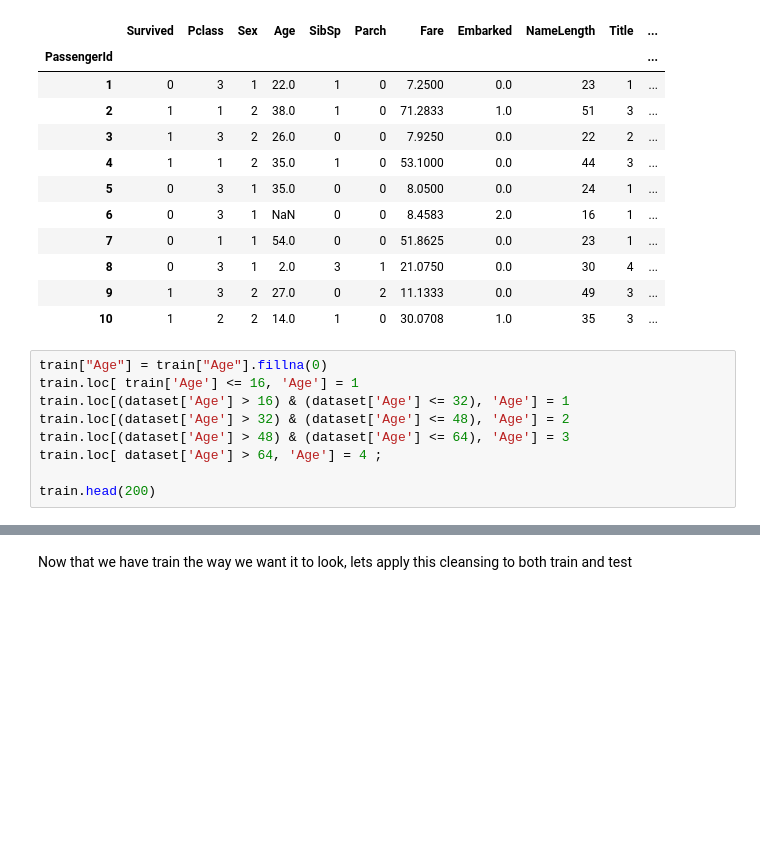
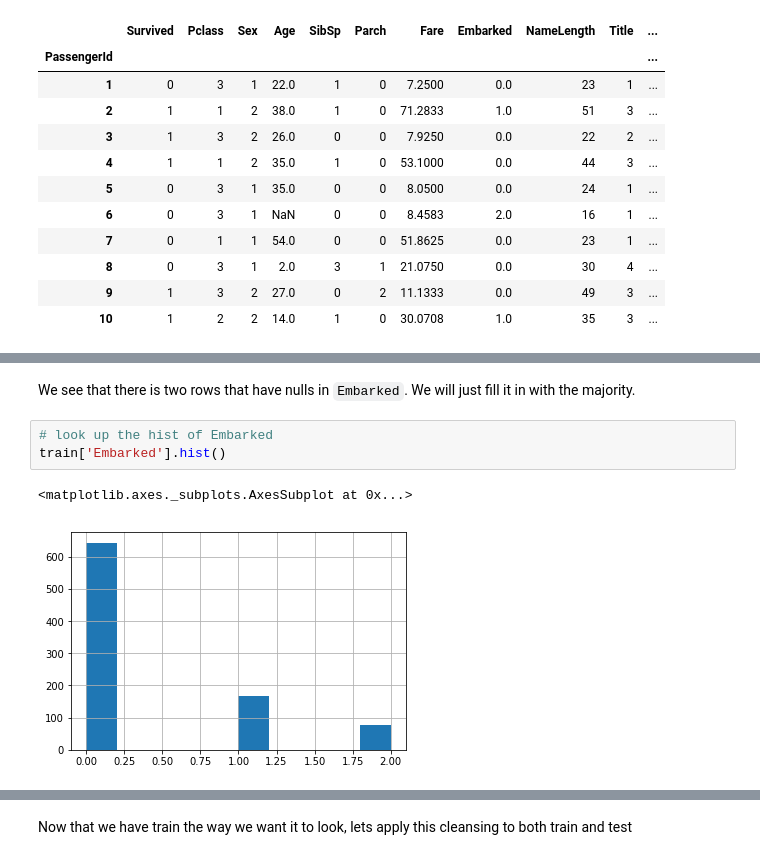
Before and after one commit to danjpark/python-titanic, a Jupyter notebook: TitanicDataDiscoveryTransformation.ipynb, the cells around one changed output, grey strips where cells are left out. Drawn from its saved outputs; the diff is of its cells as text; blank space fills up the shorter version.

```diff
--- a/TitanicDataDiscoveryTransformation.ipynb
+++ b/TitanicDataDiscoveryTransformation.ipynb
@@ -264,12 +264,3 @@ train.head(10)
 | 8 | 0 | 3 | 1 | 2.0 | 3 | 1 | 21.0750 | 0.0 | 30 | 4 | ... |
 | 9 | 1 | 3 | 2 | 27.0 | 0 | 2 | 11.1333 | 0.0 | 49 | 3 | ... |
 | 10 | 1 | 2 | 2 | 14.0 | 1 | 0 | 30.0708 | 1.0 | 35 | 3 | ... |
-# %%
-train["Age"] = train["Age"].fillna(0)
-train.loc[ train['Age'] <= 16, 'Age'] = 1
-train.loc[(dataset['Age'] > 16) & (dataset['Age'] <= 32), 'Age'] = 1
-train.loc[(dataset['Age'] > 32) & (dataset['Age'] <= 48), 'Age'] = 2
-train.loc[(dataset['Age'] > 48) & (dataset['Age'] <= 64), 'Age'] = 3
-train.loc[ dataset['Age'] > 64, 'Age'] = 4 ;
-
-train.head(200)
@@ -323,0 +305,8 @@ http://pandas.pydata.org/pandas-docs/stable/indexing.html#deprecate-loc-reindex-
+# %% [markdown]
+We see that there is two rows that have nulls in `Embarked`. We will just fill it in with the majority.
+# %%
+# look up the hist of Embarked
+train['Embarked'].hist()
+# %% [output]
+<matplotlib.axes._subplots.AxesSubplot at 0x...>
+[figure, added]
```
Also changed, not shown: parts of 12 cells of this notebook.
